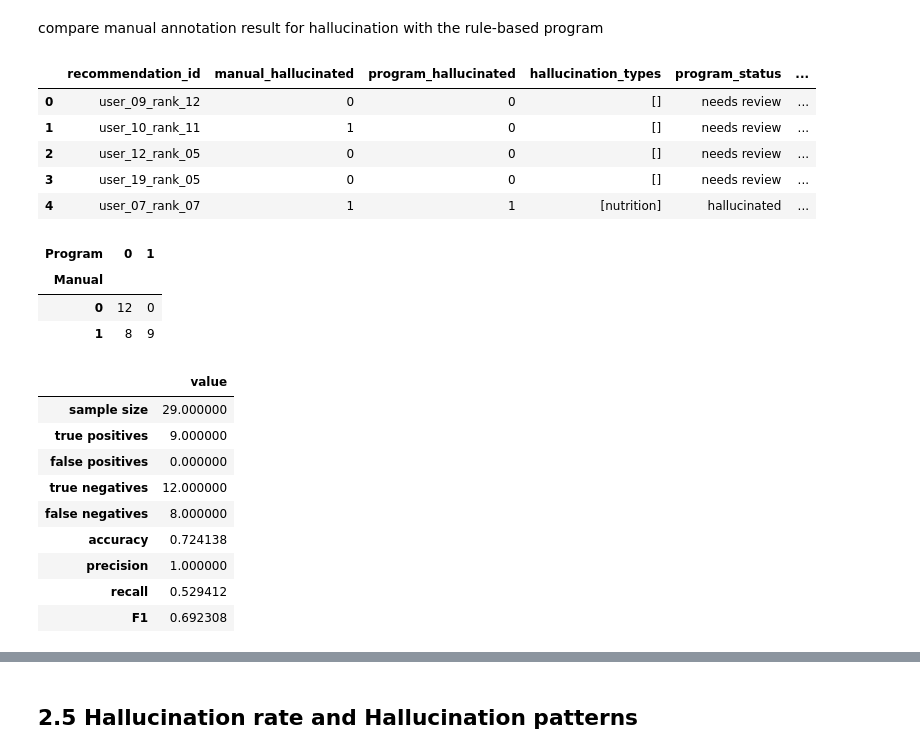
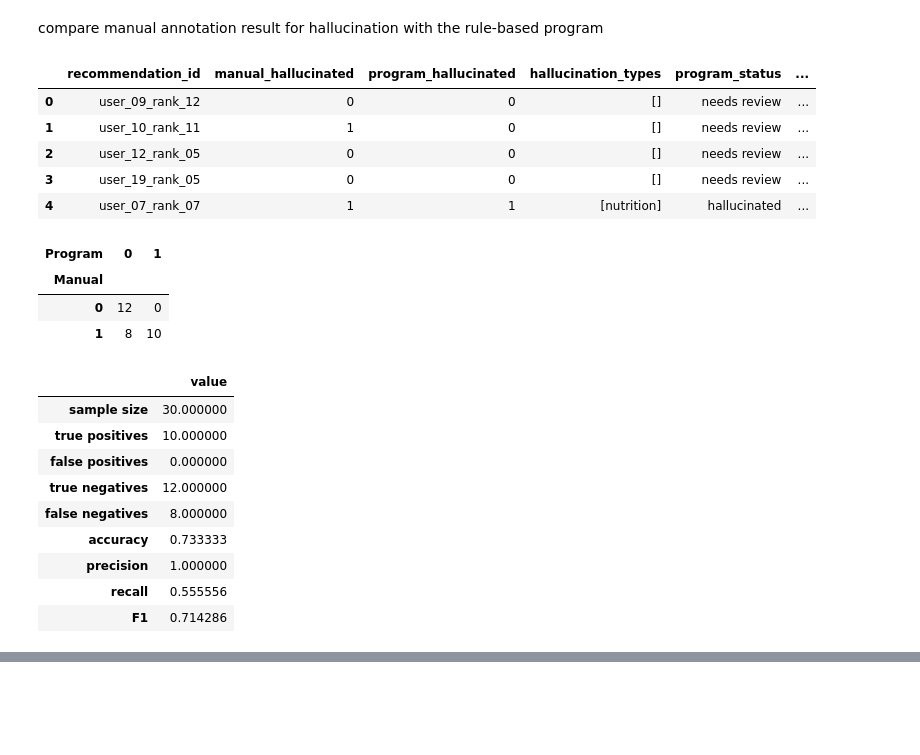
Before and after one commit to lay-animals-projects/food-recommender-evaluation, a Jupyter notebook: notebooks/extraction_verification/extraction_verification.ipynb, the cells around one changed output, grey strips where cells are left out. Cells and saved outputs as stored; diff of their text form; code cells hidden in the pictures; blank space fills up the shorter version.

```diff
--- a/notebooks/extraction_verification.ipynb
+++ b/notebooks/extraction_verification/extraction_verification.ipynb
@@ -2704,7 +3280,7 @@ compare manual annotation result for hallucination with the rule-based program
 # %%
 # Read the manually annotated 30-row sample.
 annotation_path = (
-    processed_dir / "manual_verifier_sample_100.xlsx"
+    processed_dir / "manual_verifier_sample_30_annotated.xlsx"
 )
 
 manual_annotations = pd.read_excel(annotation_path)
@@ -2862,43 +3438,43 @@ display(evaluation_summary.to_frame("value"))
 # Display all disagreement rows without truncation.
 disagreements = comparison_df.loc[
     ~comparison_df["agreement"],
     [
         "recommendation_id",
         "explanation",
         "manual_hallucinated",
         "program_hallucinated",
         "hallucination_types",
         "program_status",
     ],
 ]
 
 with pd.option_context(
     "display.max_rows", None,
     "display.max_columns", None,
     "display.max_colwidth", None,
 ):
     display(disagreements)
 # %% [output]
 |  | recommendation_id | manual_hallucinated | program_hallucinated | hallucination_types | program_status | ... |
 | 0 | user_09_rank_12 | 0 | 0 | [] | needs review | ... |
 | 1 | user_10_rank_11 | 1 | 0 | [] | needs review | ... |
 | 2 | user_12_rank_05 | 0 | 0 | [] | needs review | ... |
 | 3 | user_19_rank_05 | 0 | 0 | [] | needs review | ... |
 | 4 | user_07_rank_07 | 1 | 1 | [nutrition] | hallucinated | ... |
 | Program | 0 | 1 |
 | Manual |  |  |
 | 0 | 12 | 0 |
-| 1 | 8 | 9 |
+| 1 | 8 | 10 |
 |  | value |
-| sample size | 29.000000 |
-| true positives | 9.000000 |
+| sample size | 30.000000 |
+| true positives | 10.000000 |
 | false positives | 0.000000 |
 | true negatives | 12.000000 |
 | false negatives | 8.000000 |
-| accuracy | 0.724138 |
+| accuracy | 0.733333 |
 | precision | 1.000000 |
-| recall | 0.529412 |
-| F1 | 0.692308 |
+| recall | 0.555556 |
+| F1 | 0.714286 |
 |  | recommendation_id | explanation | manual_hallucinated | program_hallucinated | hallucination_types | ... |
 | 1 | user_10_rank_11 | Chicken Waldorf Salad is a refres... | 1 | 0 | [] | ... |
 | 9 | user_05_rank_05 | Lemon Rice offers a refreshing tw... | 1 | 0 | [] | ... |
@@ -2908,5 +3484,3 @@ with pd.option_context(
 | 22 | user_11_rank_13 | These Beef and Bean Burritos are ... | 1 | 0 | [] | ... |
 | 23 | user_34_rank_07 | Spinach Artichoke Dip is a flavor... | 1 | 0 | [] | ... |
 | 26 | user_38_rank_11 | Loaded Baked Potato Salad combine... | 1 | 0 | [] | ... |
-# %% [markdown]
-## 2.5 Hallucination rate and Hallucination patterns
```
Also changed, not shown: parts of 10 cells of this notebook, 4 other files.
